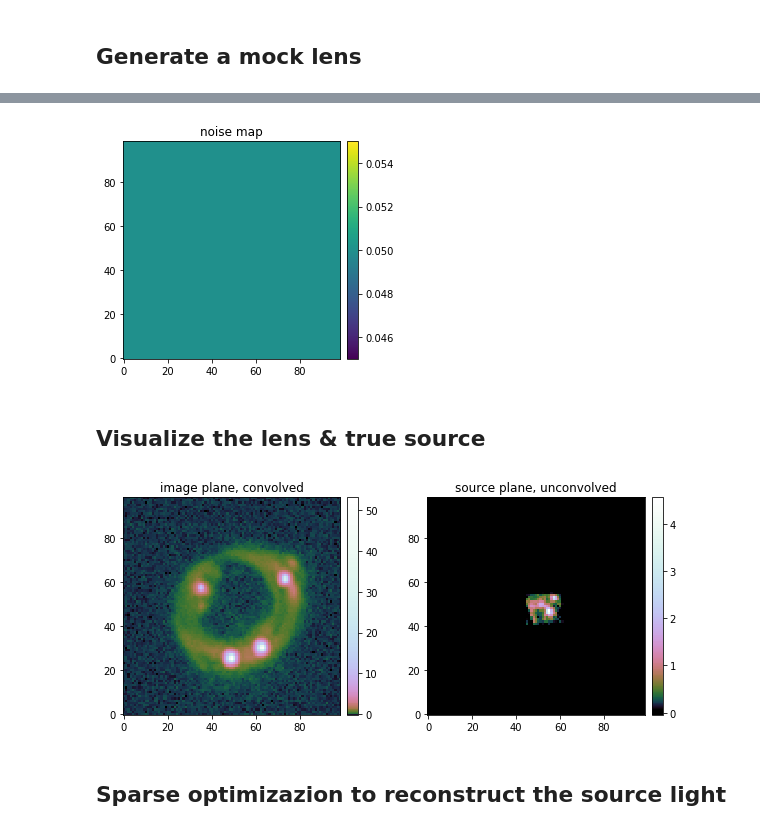
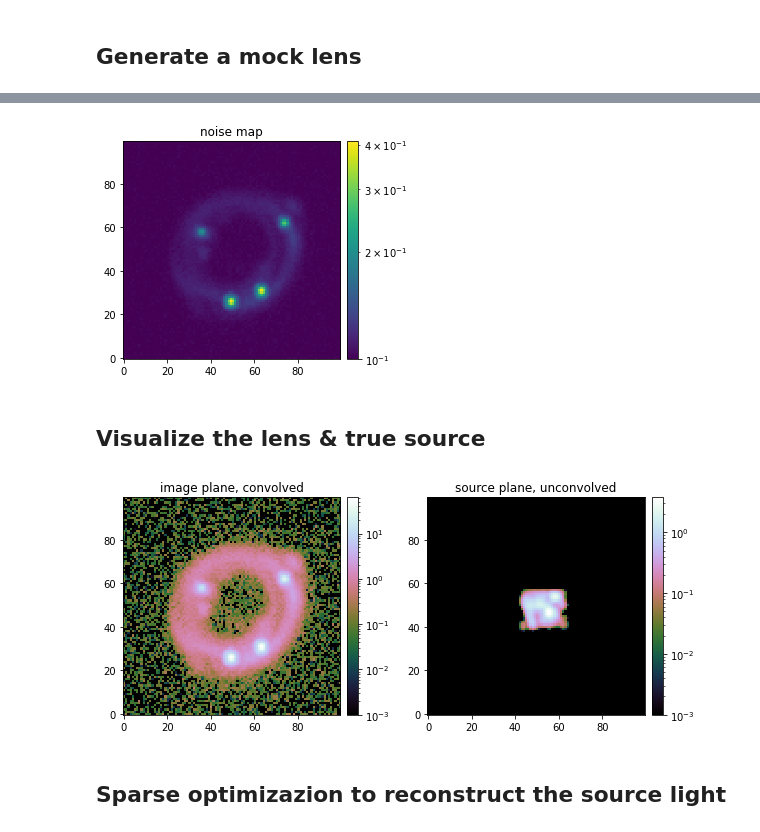
Before and after one commit to aymgal/SLITronomy, a Jupyter notebook: thirdparty/notebooks/07_complex_quasar_source.ipynb, the cells around one changed output, grey strips where cells are left out. Drawn from its saved outputs; the diff is of its cells as text; code cells hidden in the pictures.

Commit message:
Update example notebook for source + PS modelling

```diff
--- a/thirdparty/notebooks/07_complex_quasar_source.ipynb
+++ b/thirdparty/notebooks/07_complex_quasar_source.ipynb
@@ -4,6 +4,12 @@
 The complex source surface brightness is solved using sparsity constrains in starlets space, and the linear amplitude of point sources (lensed quasar images) are optimized through weight least square (as in _lenstronomy_).
 # %%
 __author__ = 'aymgal'
+
+%matplotlib inline
+
+import matplotlib.pyplot as plt
+plt.rc('image', interpolation='none', origin='lower')
+
 import os
 import sys
 import copy
@@ -11,9 +17,8 @@ import time
 import pprint
 import pickle as pkl
 import numpy as np
-import matplotlib.pyplot as plt
 import astropy.io.fits as pf
-import pysap
+from matplotlib.colors import LogNorm
 
 import lenstronomy.Util.simulation_util as sim_util
 import lenstronomy.Util.image_util as image_util
@@ -27,14 +32,11 @@ from lenstronomy.PointSource.point_source import PointSource
 from lenstronomy.LensModel.Solver.lens_equation_solver import LensEquationSolver
 from lenstronomy.Util import kernel_util
 
-from lenstronomy.ImSim.image_sparse_solve import ImageSparseFit
+from lenstronomy.ImSim.image_linear_solve import ImageLinearFit
 from slitronomy.Util.util import dirac_impulse
-from slitronomy.Util.plot_util import nice_colorbar, log_cmap
+from slitronomy.Util.plot_util import nice_colorbar
 
-%matplotlib inline
-
-
-subgrid_res_source = 2
+subgrid_res_source = 3
 mock_psf_type = 'hst'  # 'gaussian' or 'hst'
 
 np.random.seed(18)
@@ -46,17 +51,12 @@ sqrt_scale = lambda x: np.sqrt(x)
 ## Generate a mock lens
 # %%
 # data specifics
-num_pix = 99  # cutout pixel size
+num_pix = 100  # cutout pixel size
 delta_pix = 0.08  # pixel size in arcsec (area per pixel = deltaPix**2)
 
-background_rms = 0.05  # background noise per pixel
-#exp_time = 400  # exposure time (arbitrary units, flux per pixel is in units #photons/exp_time unit)
+background_rms = 0.1  # background noise per pixel
+exp_time = 400  # exposure time (arbitrary units, flux per pixel is in units #photons/exp_time unit)
 
-if mock_psf_type == 'gaussian':
-    psf_fwhm = 0.2  # full width half max of PSF, in delta_pix units
-    psf_num_pix = 41
-elif mock_psf_type == 'hst':
-    psf_num_pix = 71
 #psf_error_level = 0.1
 # %%
 # data specification (coordinates, etc.)
@@ -66,7 +66,7 @@ _, _, ra_at_xy_0, dec_at_xy_0, _, _, Mpix2coord, _ \
 
 kwargs_data = {
     'background_rms': background_rms,
-    #'exposure_time': exp_time,  # individual exposure time/weight per pixel
+    'exposure_time': exp_time,  # individual exposure time/weight per pixel
     'ra_at_xy_0': ra_at_xy_0, 'dec_at_xy_0': dec_at_xy_0,
     'transform_pix2angle': Mpix2coord,
     'image_data': np.zeros((num_pix, num_pix))
@@ -110,5 +119,5 @@ plt.show()
 # %%
-lens_model_list = ['SPEMD', 'SHEAR_GAMMA_PSI']
+lens_model_list = ['PEMD', 'SHEAR_GAMMA_PSI']
 kwargs_spemd = {'theta_E': 1.8, 'gamma': 2, 'center_x': 0, 'center_y': 0, 'e1': 0.1, 'e2': -0.2}
 kwargs_shear = {'gamma_ext': 0.05, 'psi_ext': 0.5, 'ra_0': kwargs_spemd['center_x'], 'dec_0': kwargs_spemd['center_y']}
 kwargs_lens = [kwargs_spemd, kwargs_shear]
@@ -147,7 +156,9 @@ mag = lens_model_class.magnification(x_image, y_image, kwargs=kwargs_lens)
 mag_factor = 100
 kwargs_ps = [{'ra_image': x_image, 'dec_image': y_image,
               'point_amp': mag_factor*np.abs(mag)}]
+num_ps = len(kwargs_ps[0]['point_amp'])
 print(kwargs_ps)
+
 point_source_list = ['LENSED_POSITION']
 point_source_class = PointSource(point_source_type_list=point_source_list, fixed_magnification_list=[False])
 # %% [output]
@@ -155,30 +166,30 @@ point_source_class = PointSource(point_source_type_list=point_source_list, fixed
 # %%
-kwargs_numerics = {'supersampling_factor': 3, 'supersampling_convolution': False}
+kwargs_numerics = {'supersampling_factor': 1, 'supersampling_convolution': False}
 
 # get the simalated lens image (i.e. image plane)
 imageModel = ImageModel(data_class, psf_class, lens_model_class, source_model_class,
                         lens_light_model_class, point_source_class=point_source_class,
                         kwargs_numerics=kwargs_numerics)
 
 image_sim_no_noise = imageModel.image(kwargs_lens, kwargs_source, kwargs_lens_light, kwargs_ps)
 
 bkg = image_util.add_background(image_sim_no_noise, sigma_bkd=background_rms)
-#poisson = image_util.add_poisson(image_sim_no_noise, exp_time=exp_time)
-noise = bkg # + poisson
+poisson = image_util.add_poisson(image_sim_no_noise, exp_time=exp_time)
+noise = bkg + poisson
 image_sim = image_sim_no_noise + noise
 image_sim_1d = lenstro_util.image2array(image_sim)
 
 kwargs_data['image_data'] = image_sim
 if kwargs_data.get('exposure_time', None) is None:
     kwargs_data['noise_map'] = background_rms * np.ones_like(image_sim)
 data_class = ImageData(**kwargs_data)
 
 plt.title("noise map")
-im = plt.imshow(np.sqrt(data_class.C_D), origin='lower')
+im = plt.imshow(np.sqrt(data_class.C_D), norm=LogNorm())
 nice_colorbar(im)
 plt.show()
 # %% [output]
-[figure, old version]
+[figure, new version]
 # %%
 # get the light distribution in source plane
 source_sim = imageModel.source_surface_brightness(kwargs_source, unconvolved=True, de_lensed=True)
@@ -200,17 +215,17 @@ fig = plt.figure(figsize=(10, 4))
 
 ax = plt.subplot2grid((1, 2), (0, 0), fig=fig)
 ax.set_title("image plane, convolved")
-im = ax.imshow(lin_scale(image_sim), origin='lower', cmap=log_cmap('cubehelix', 1e-3, 1))
+im = ax.imshow(lin_scale(image_sim), cmap=cmap_flux, norm=LogNorm(1e-3))
 nice_colorbar(im)
 
 ax = plt.subplot2grid((1, 2), (0, 1))
 ax.set_title("source plane, unconvolved")
-im = ax.imshow(lin_scale(source_sim), origin='lower', cmap=log_cmap('cubehelix', 0.03, 1))
+im = ax.imshow(lin_scale(source_sim), cmap=cmap_flux, norm=LogNorm(1e-3))
 nice_colorbar(im)
 
 plt.show()
 # %% [output]
-[figure, old version]
+[figure, new version]
 # %% [markdown]
 ## Sparse optimizazion to reconstruct the source light
 # %%
```
Also changed, not shown: parts of 14 cells of this notebook.
